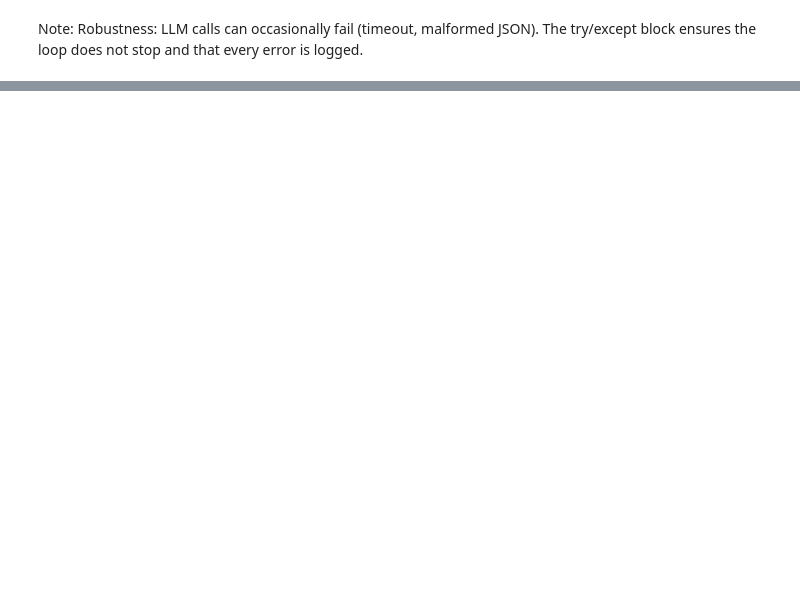
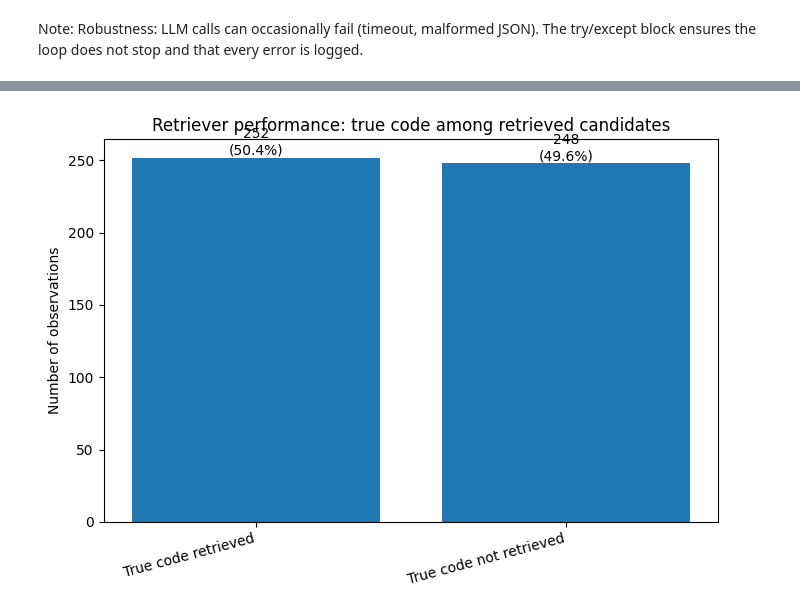
Before and after one commit to sarahdst/funathon-project2, a Jupyter notebook: funathon_RAG.ipynb, the cells around one changed output, grey strips where cells are left out. Cells and saved outputs as stored; diff of their text form; code cells hidden in the pictures; blank space fills up the shorter version.

```diff
--- a/funathon_RAG.ipynb
+++ b/funathon_RAG.ipynb
@@ -1212,0 +1454,65 @@ Note: Robustness: LLM calls can occasionally fail (timeout, malformed JSON). The
+# %%
+# Is the true code among the retriever's candidates?
+results["retriever_hit"] = results.apply(
+    lambda row: row["true_code"] in row["retrieved_codes"], axis=1
+)
+
+# Is the predicted code correct?
+results["pipeline_correct"] = results["pred_code"] == results["true_code"]
+
+# Did the LLM pick the right code, given that the retriever found it?
+results["llm_correct_given_retriever"] = results.apply(
+    lambda row: row["pipeline_correct"] if row["retriever_hit"] else None,
+    axis=1
+)
+# %%
+import matplotlib.pyplot as plt
+
+# Antal observationer, hvor true_code findes/ikke findes i retrieved_codes
+retriever_summary = (
+    results["retriever_hit"]
+    .map({
+        True: "True code retrieved",
+        False: "True code not retrieved"
+    })
+    .value_counts()
+    .reindex(
+        ["True code retrieved", "True code not retrieved"],
+        fill_value=0
+    )
+)
+
+# Andele
+retriever_shares = retriever_summary / retriever_summary.sum()
+
+# Søjlediagram
+plt.figure(figsize=(7, 5))
+
+bars = plt.bar(
+    retriever_summary.index,
+    retriever_summary.values
+)
+
+plt.title("Retriever performance: true code among retrieved candidates")
+plt.xlabel("")
+plt.ylabel("Number of observations")
+
+# Tilføj antal og andel over søjlerne
+for bar, count, share in zip(
+    bars,
+    retriever_summary.values,
+    retriever_shares.values
+):
+    plt.text(
+        bar.get_x() + bar.get_width() / 2,
+        bar.get_height(),
+        f"{count}\n({share:.1%})",
+        ha="center",
+        va="bottom"
+    )
+
+plt.xticks(rotation=15, ha="right")
+plt.tight_layout()
+plt.show()
+# %% [output]
+[figure, added]
```
Also changed, not shown: parts of 24 cells of this notebook.
